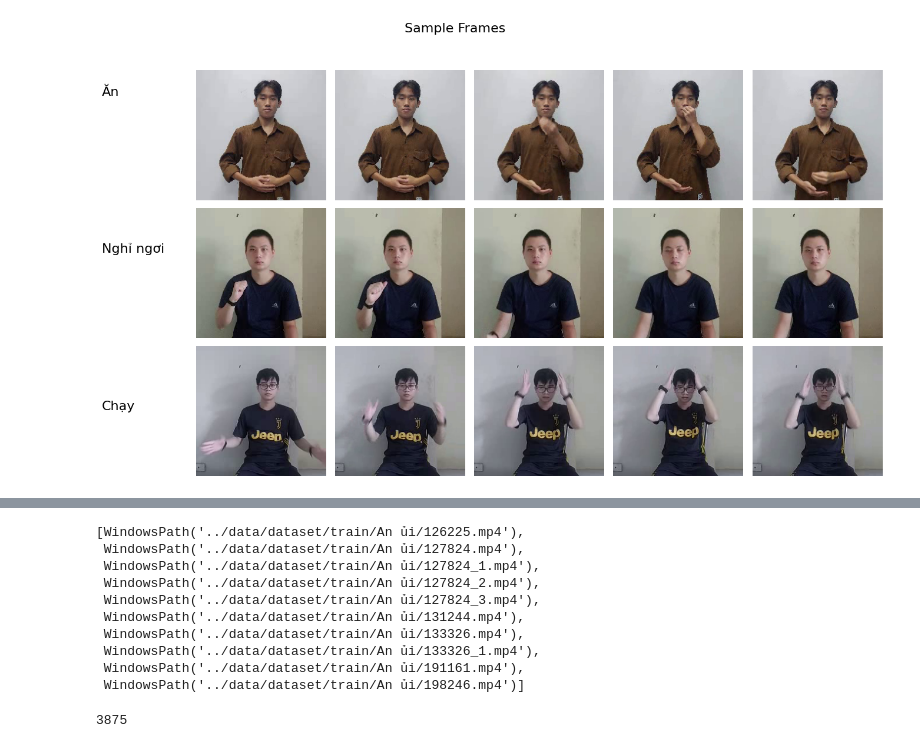
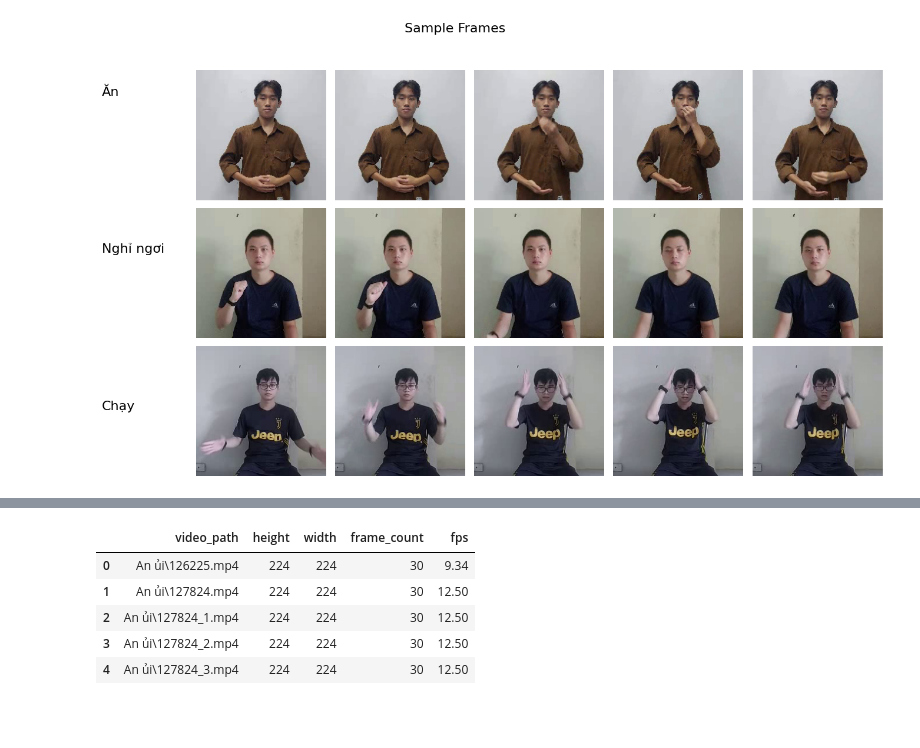
Before and after one commit to lucvantien1211/Vietnamese_Sign_Language_Recognition, a Jupyter notebook: notebooks/EDA.ipynb, the cells around one changed output, grey strips where cells are left out. Drawn from its saved outputs; the diff is of its cells as text; code cells hidden in the pictures; blank space fills up the shorter version.

```diff
--- a/notebooks/EDA.ipynb
+++ b/notebooks/EDA.ipynb
@@ -52,18 +45,10 @@ plot_sample_frames(
-# %%
-all_path = get_all_path(root=Path("../data/dataset/train"))
-all_path[:10]
-# %% [output]
-[WindowsPath('../data/dataset/train/An ủi/126225.mp4'),
- WindowsPath('../data/dataset/train/An ủi/127824.mp4'),
- WindowsPath('../data/dataset/train/An ủi/127824_1.mp4'),
- WindowsPath('../data/dataset/train/An ủi/127824_2.mp4'),
- WindowsPath('../data/dataset/train/An ủi/127824_3.mp4'),
- WindowsPath('../data/dataset/train/An ủi/131244.mp4'),
- WindowsPath('../data/dataset/train/An ủi/133326.mp4'),
- WindowsPath('../data/dataset/train/An ủi/133326_1.mp4'),
- WindowsPath('../data/dataset/train/An ủi/191161.mp4'),
- WindowsPath('../data/dataset/train/An ủi/198246.mp4')]
-# %%
-len(all_path)
-# %% [output]
-3875
+# %%
+video_metadata = pd.read_csv(Path("../data/dataset/video_metadata.csv"))
+video_metadata.head()
+# %% [output]
+|  | video_path | height | width | frame_count | fps |
+| 0 | An ủi\126225.mp4 | 224 | 224 | 30 | 9.34 |
+| 1 | An ủi\127824.mp4 | 224 | 224 | 30 | 12.50 |
+| 2 | An ủi\127824_1.mp4 | 224 | 224 | 30 | 12.50 |
+| 3 | An ủi\127824_2.mp4 | 224 | 224 | 30 | 12.50 |
+| 4 | An ủi\127824_3.mp4 | 224 | 224 | 30 | 12.50 |
```
Also changed, not shown: parts of 3 cells of this notebook, 2 other files.
